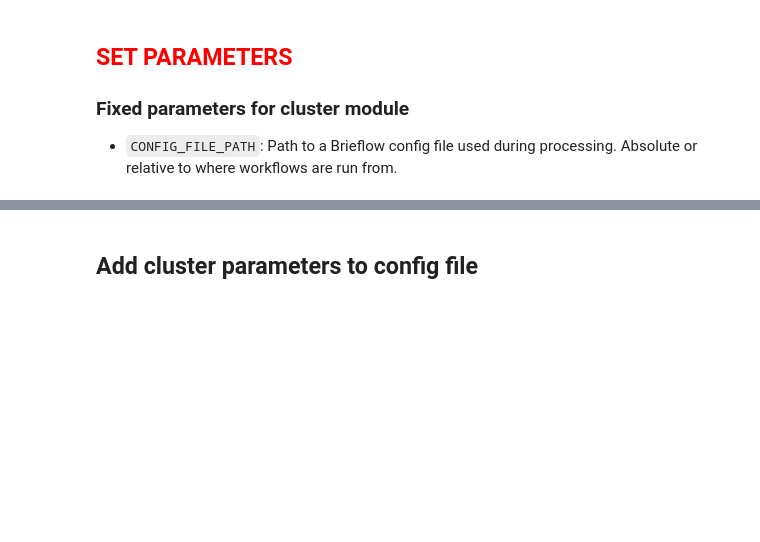
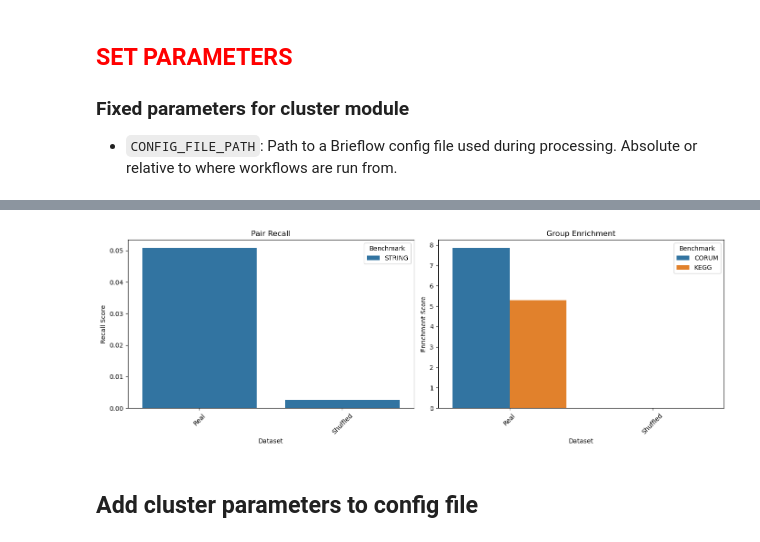
Before and after one commit to cheeseman-lab/denali-analysis, a Jupyter notebook: analysis/9.configure_cluster_params.ipynb, the cells around one changed output, grey strips where cells are left out. Cells and saved outputs as stored; diff of their text form; code cells hidden in the pictures; blank space fills up the shorter version.

```diff
--- a/analysis/9.configure_cluster_params.ipynb
+++ b/analysis/9.configure_cluster_params.ipynb
@@ -409,3 +318,34 @@ Processing cluster 87/87 (#86)
+# %%
+phate_leiden_clustering_shuffled = phate_leiden_pipeline(
+    shuffled_aggregated_data,
+    TEST_LEIDEN_RESOLUTION,
+    PHATE_DISTANCE_METRIC,
+)
+
+cluster_datasets = {
+    "Real": phate_leiden_clustering,
+    "Shuffled": phate_leiden_clustering_shuffled,
+}
+
+pair_recall_benchmarks = {
+    "STRING": string_pair_benchmark,
+}
+
+group_enrichment_benchmarks = {
+    "CORUM": corum_group_benchmark,
+    "KEGG": kegg_group_benchmark,
+}
+
+benchmark_results_fig = plot_benchmark_results(
+    cluster_datasets,
+    pair_recall_benchmarks,
+    group_enrichment_benchmarks,
+    PERTURBATION_NAME_COL,
+    CONTROL_KEY,
+)
+plt.show()
+# %% [output]
+[figure, added]
 # %% [markdown]
 ## Add cluster parameters to config file
 # %%
```
Also changed, not shown: parts of 29 cells of this notebook, 14 other files.
